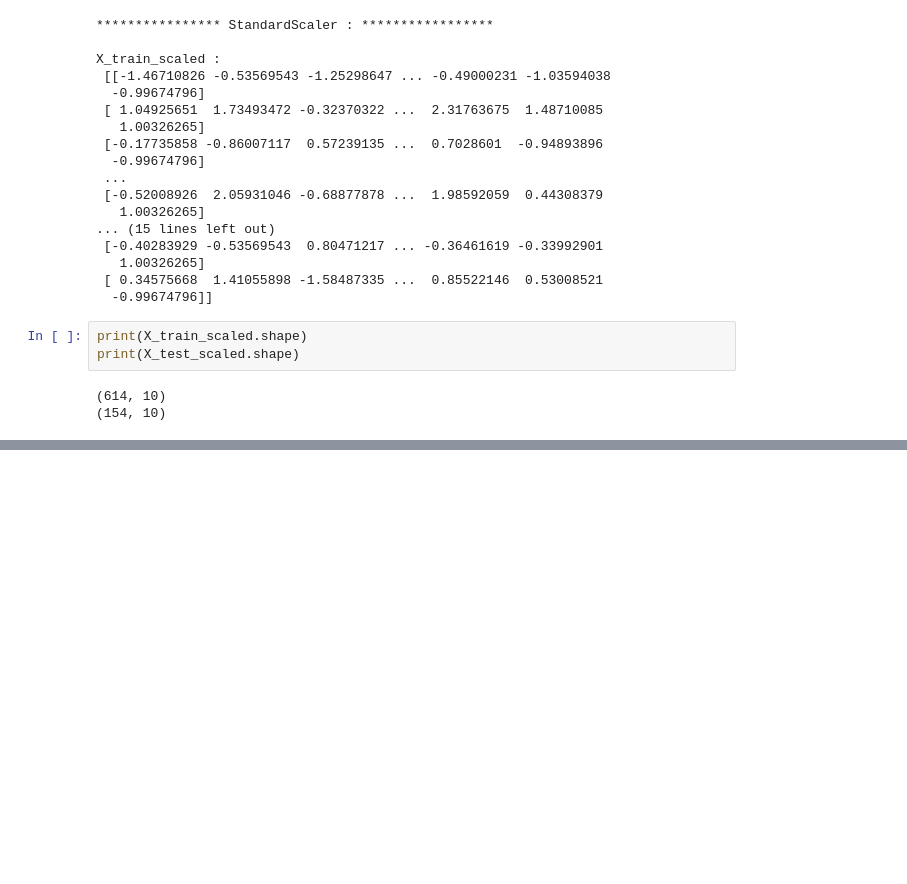
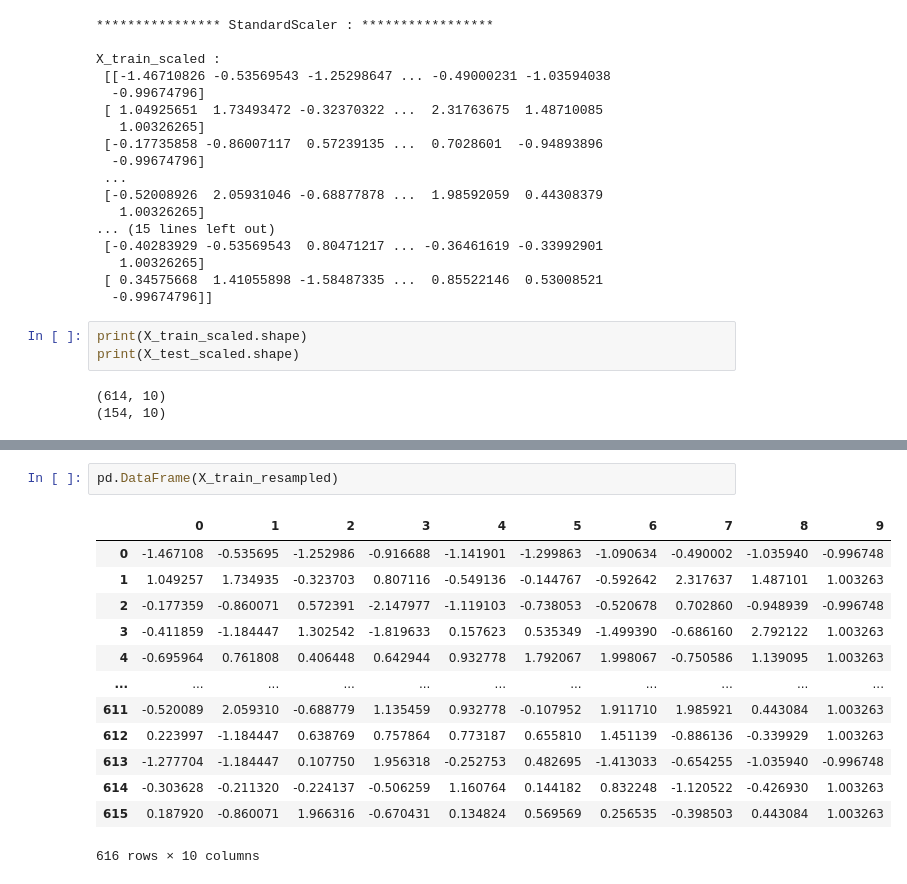
Before and after one commit to bouchramilo/Analysis_and_Prediction_of_the_Risk_of_Diabetes, a Jupyter notebook: Pretraitement.ipynb, the cells around one changed output, grey strips where cells are left out. Drawn from its saved outputs; the diff is of its cells as text; blank space fills up the shorter version.

```diff
--- a/Pretraitement.ipynb
+++ b/Pretraitement.ipynb
@@ -963,0 +988,16 @@ print(X_test_scaled.shape)
+# %%
+pd.DataFrame(X_train_resampled)
+# %% [output]
+|  | 0 | 1 | 2 | 3 | 4 | 5 | 6 | 7 | 8 | 9 |
+| 0 | -1.467108 | -0.535695 | -1.252986 | -0.916688 | -1.141901 | -1.299863 | -1.090634 | -0.490002 | -1.035940 | -0.996748 |
+| 1 | 1.049257 | 1.734935 | -0.323703 | 0.807116 | -0.549136 | -0.144767 | -0.592642 | 2.317637 | 1.487101 | 1.003263 |
+| 2 | -0.177359 | -0.860071 | 0.572391 | -2.147977 | -1.119103 | -0.738053 | -0.520678 | 0.702860 | -0.948939 | -0.996748 |
+| 3 | -0.411859 | -1.184447 | 1.302542 | -1.819633 | 0.157623 | 0.535349 | -1.499390 | -0.686160 | 2.792122 | 1.003263 |
+| 4 | -0.695964 | 0.761808 | 0.406448 | 0.642944 | 0.932778 | 1.792067 | 1.998067 | -0.750586 | 1.139095 | 1.003263 |
+| ... | ... | ... | ... | ... | ... | ... | ... | ... | ... | ... |
+| 611 | -0.520089 | 2.059310 | -0.688779 | 1.135459 | 0.932778 | -0.107952 | 1.911710 | 1.985921 | 0.443084 | 1.003263 |
+| 612 | 0.223997 | -1.184447 | 0.638769 | 0.757864 | 0.773187 | 0.655810 | 1.451139 | -0.886136 | -0.339929 | 1.003263 |
+| 613 | -1.277704 | -1.184447 | 0.107750 | 1.956318 | -0.252753 | 0.482695 | -1.413033 | -0.654255 | -1.035940 | -0.996748 |
+| 614 | -0.303628 | -0.211320 | -0.224137 | -0.506259 | 1.160764 | 0.144182 | 0.832248 | -1.120522 | -0.426930 | 1.003263 |
+| 615 | 0.187920 | -0.860071 | 1.966316 | -0.670431 | 0.134824 | 0.569569 | 0.256535 | -0.398503 | 0.443084 | 1.003263 |
+616 rows × 10 columns
```
Also changed, not shown: parts of 7 cells of this notebook.
